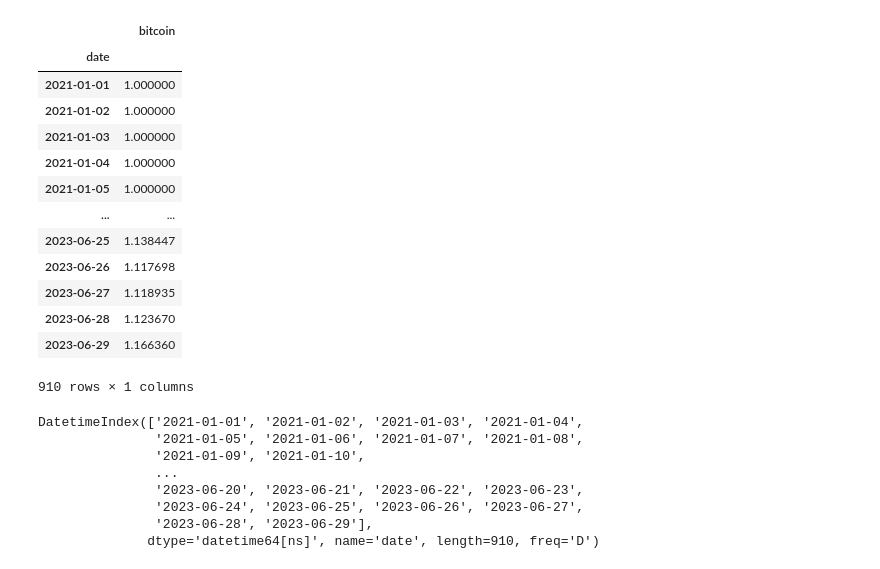
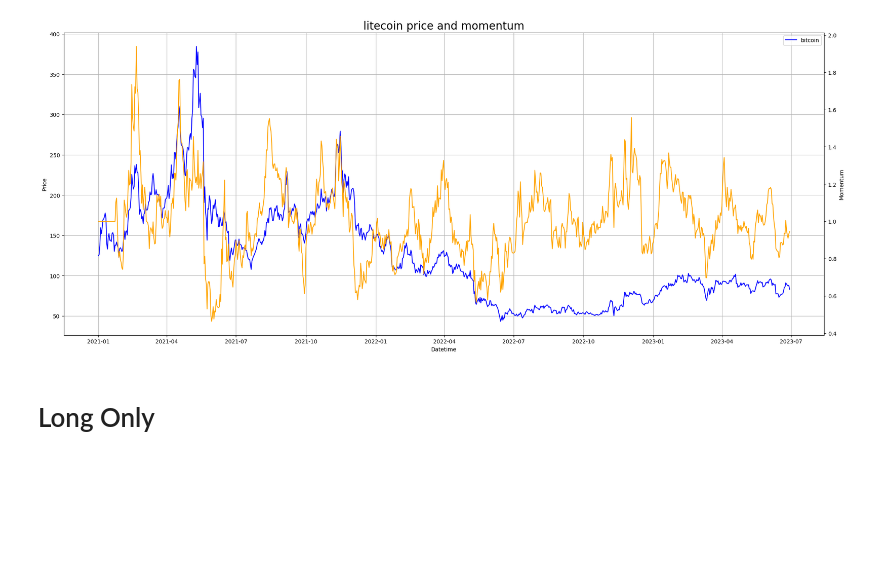
Before and after one commit to BaptisteZloch/Crypto-momentum-portfolios, a Jupyter notebook: src/crypto-momentum-market-timing.ipynb, the cells around one changed output. Drawn from its saved outputs; the diff is of its cells as text; code cells hidden in the pictures; blank space fills up the shorter version.

Commit message:
Short and long in market timing

```diff
--- a/src/crypto-momentum-market-timing.ipynb
+++ b/src/crypto-momentum-market-timing.ipynb
@@ -44,29 +32,21 @@ Indicators.momentum(btc_eth)
-# %%
-Indicators.momentum(btc)
-# %% [output]
-|  | bitcoin |
-| date |  |
-| 2021-01-01 | 1.000000 |
-| 2021-01-02 | 1.000000 |
-| 2021-01-03 | 1.000000 |
-| 2021-01-04 | 1.000000 |
-| 2021-01-05 | 1.000000 |
-| ... | ... |
-| 2023-06-25 | 1.138447 |
-| 2023-06-26 | 1.117698 |
-| 2023-06-27 | 1.118935 |
-| 2023-06-28 | 1.123670 |
-| 2023-06-29 | 1.166360 |
-910 rows × 1 columns
-# %%
-btc = btc.asfreq("1D")
-btc.index
-# %% [output]
-DatetimeIndex(['2021-01-01', '2021-01-02', '2021-01-03', '2021-01-04',
-               '2021-01-05', '2021-01-06', '2021-01-07', '2021-01-08',
-               '2021-01-09', '2021-01-10',
-               ...
-               '2023-06-20', '2023-06-21', '2023-06-22', '2023-06-23',
-               '2023-06-24', '2023-06-25', '2023-06-26', '2023-06-27',
-               '2023-06-28', '2023-06-29'],
-              dtype='datetime64[ns]', name='date', length=910, freq='D')
+# %%
+SYMBOL = "litecoin"
+
+df = dl.get_crypto([SYMBOL])
+# %%
+df.loc[:, "MoM"] = Indicators.momentum(df)
+# %%
+f, ax = plt.subplots(1, 1, figsize=(25, 10))
+ax.plot(df[SYMBOL], label="bitcoin", color="blue")
+ax_l = ax.twinx()
+ax_l.plot(df.MoM, label="MoM", color="orange")
+ax.set_title(f"{SYMBOL} price and momentum", fontsize=20)
+ax.set_ylabel("Price")
+ax_l.set_ylabel("Momentum")
+ax.set_xlabel("Datetime")
+ax.legend()
+ax.grid()
+# %% [output]
+[figure, added]
+# %% [markdown]
+# Long Only
```
Also changed, not shown: parts of 8 cells of this notebook.
